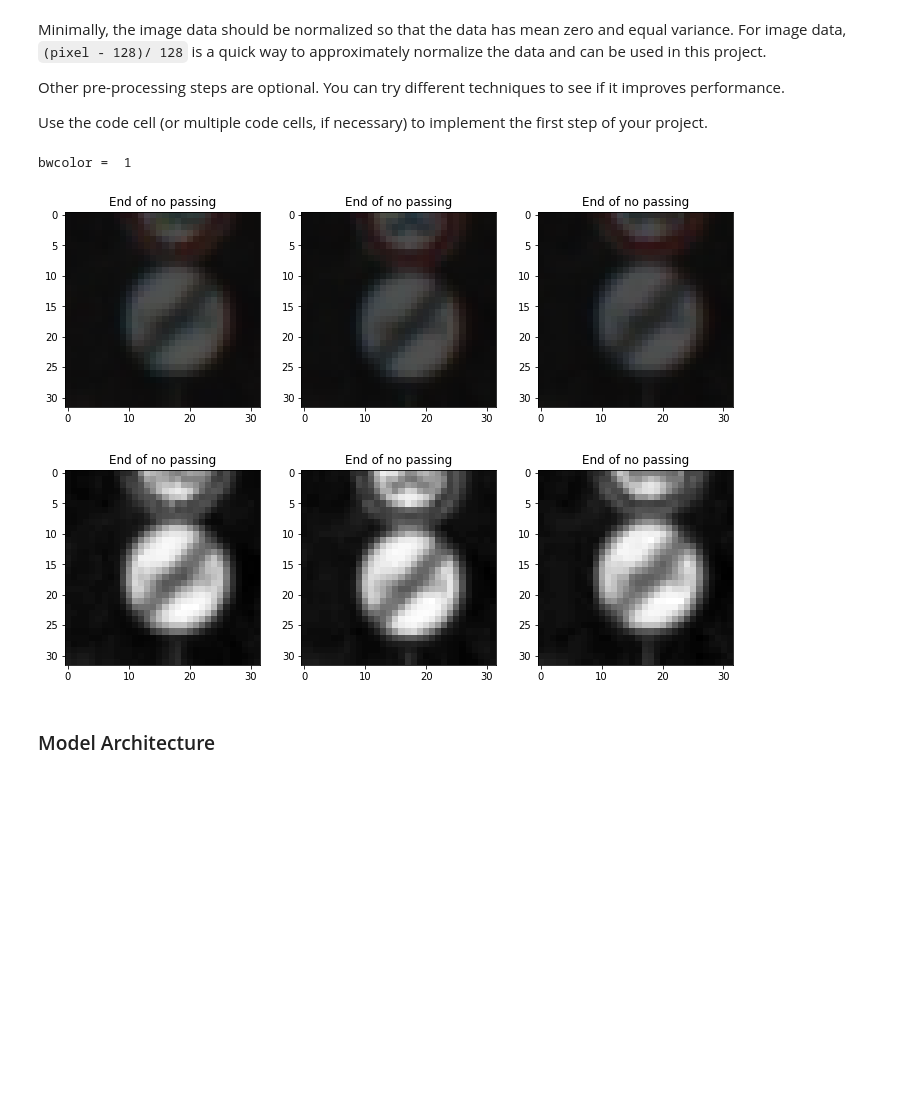
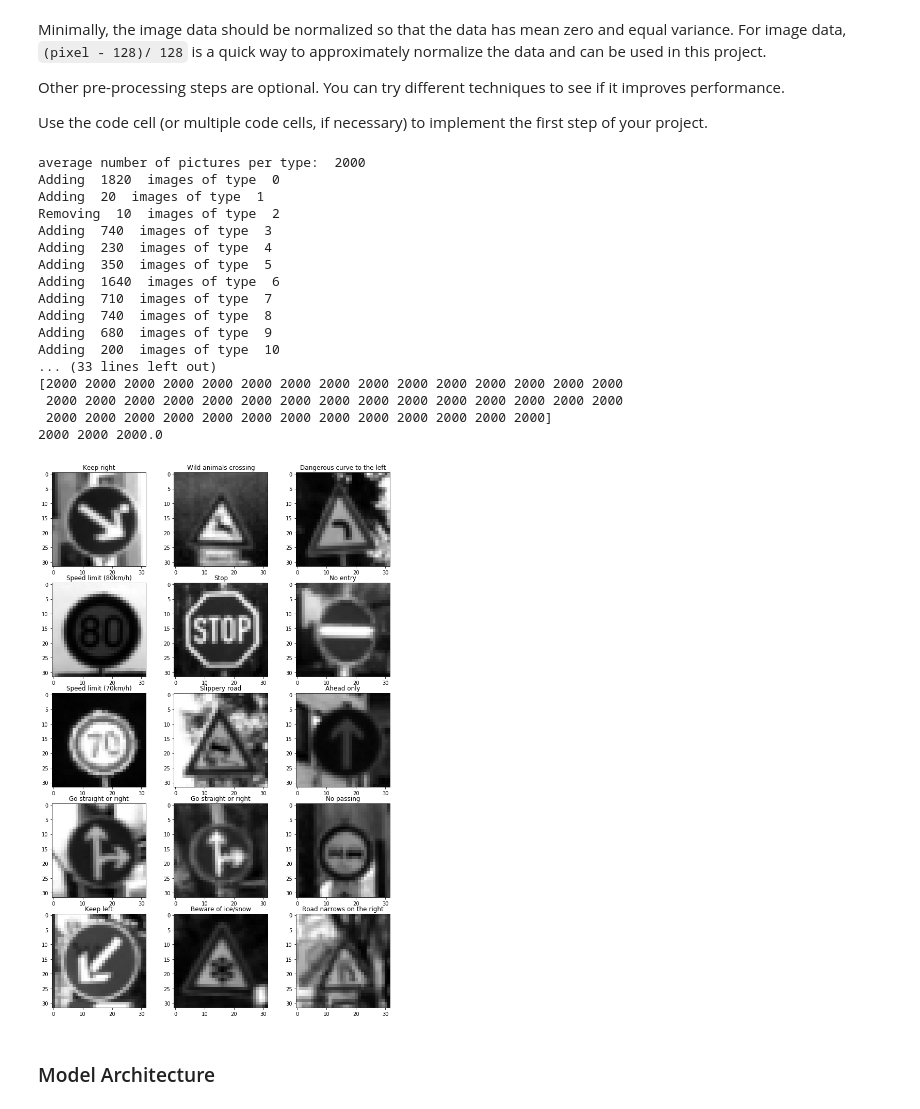
Before and after one commit to vmjfk/CarND-Traffic-Sign-Classifier-Project, a Jupyter notebook: Traffic_Sign_Classifier.ipynb, the cells around one changed output. Saved outputs shown, nothing was run; the diff lists cells and outputs as text; code cells hidden in the pictures; blank space fills up the shorter version.

```diff
--- a/Traffic_Sign_Classifier.ipynb
+++ b/Traffic_Sign_Classifier.ipynb
@@ -37,7 +37,7 @@ with open(validation_file, mode='rb') as f:
 with open(testing_file, mode='rb') as f:
     test = pickle.load(f)
 
-X_train_pre, y_train = train['features'], train['labels']
+X_train_pre, y_train_pre = train['features'], train['labels']
 X_valid_pre, y_valid =  valid['features'], valid['labels']
 X_test_pre, y_test = test['features'], test['labels']
 # %% [markdown]
@@ -235,6 +251,7 @@ Use the code cell (or multiple code cells, if necessary) to implement the first
 ### converting to grayscale, etc.
 ### Feel free to use as many code cells as needed.
 
+import random
 import numpy as np
 from sklearn.utils import shuffle
 
@@ -249,39 +266,69 @@ def normalize(images):
 
 def reshape(images):
 #reshap for our CNN
     return np.reshape(images,[images.shape[0],images.shape[1],images.shape[2],1])
 
 # grayscale the images...
 def grayscale(images):
     ret = np.dot(images[...,:3], [.3, .6, .1])
     return reshape(ret)
 
 
 
 X_train = np.copy(X_train_pre)
 X_valid = np.copy(X_valid_pre)
 X_test = np.copy(X_test_pre)
+y_train = np.copy(y_train_pre)
+
+X_train, y_train = evenOut(X_train, y_train)
 
 X_train = normalize(X_train)
 X_valid = normalize(X_valid)
 X_test = normalize(X_test)
 
 X_train = grayscale(X_train)
 X_test = grayscale(X_test)
 X_valid = grayscale(X_valid)
 
-printimages(X_valid_pre[0:3],y_valid[0:3])
-printimages(X_valid[0:3],y_valid[0:3])
-#printimages(X_train[0:6], y_train[0:6])
+
+sample_pics = 15
+
+X_toPrint = np.empty((sample_pics,X_train.shape[1],X_train.shape[2],X_train.shape[3]))
+y_toPrint = np.empty(sample_pics,dtype=int)
+for i in range(sample_pics):
+    rnd = int(random.random()*X_train.shape[0])
+    X_toPrint[i] = X_train[rnd]
+    y_toPrint[i] = y_train[rnd]
+
+
+printimages(X_toPrint,y_toPrint)
 
 
 # set this so later the CNN knows what shape the input needs to be.
 bwcolor = X_train.shape[3]
 print("bwcolor = ", bwcolor)
+bcount = np.bincount(y_train)
+print(bcount)
+print(np.max(bcount), np.min(bcount), np.mean(bcount))
 # %% [output]
-bwcolor =  1
+average number of pictures per type:  2000
+Adding  1820  images of type  0
+Adding  20  images of type  1
+Removing  10  images of type  2
+Adding  740  images of type  3
+Adding  230  images of type  4
+Adding  350  images of type  5
+Adding  1640  images of type  6
+Adding  710  images of type  7
+Adding  740  images of type  8
+Adding  680  images of type  9
+Adding  200  images of type  10
+... (33 lines left out)
+[2000 2000 2000 2000 2000 2000 2000 2000 2000 2000 2000 2000 2000 2000 2000
+ 2000 2000 2000 2000 2000 2000 2000 2000 2000 2000 2000 2000 2000 2000 2000
+ 2000 2000 2000 2000 2000 2000 2000 2000 2000 2000 2000 2000 2000]
+2000 2000 2000.0
-[figure, old version]
+[figure, new version]
-[figure, removed]
 # %% [markdown]
 ### Model Architecture
 # %%
```
Also changed, not shown: parts of 5 cells of this notebook, 3 other files.
